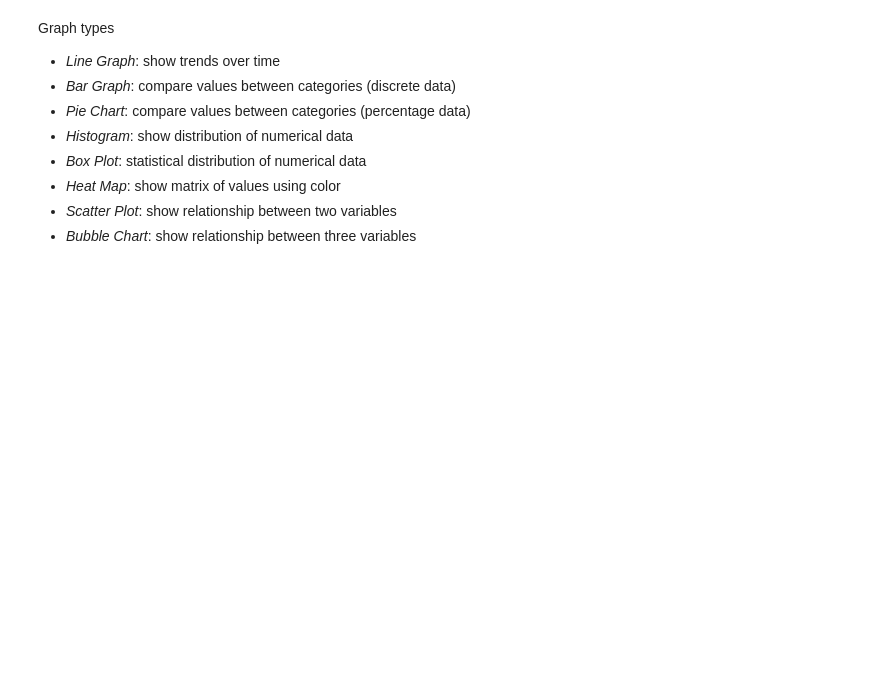
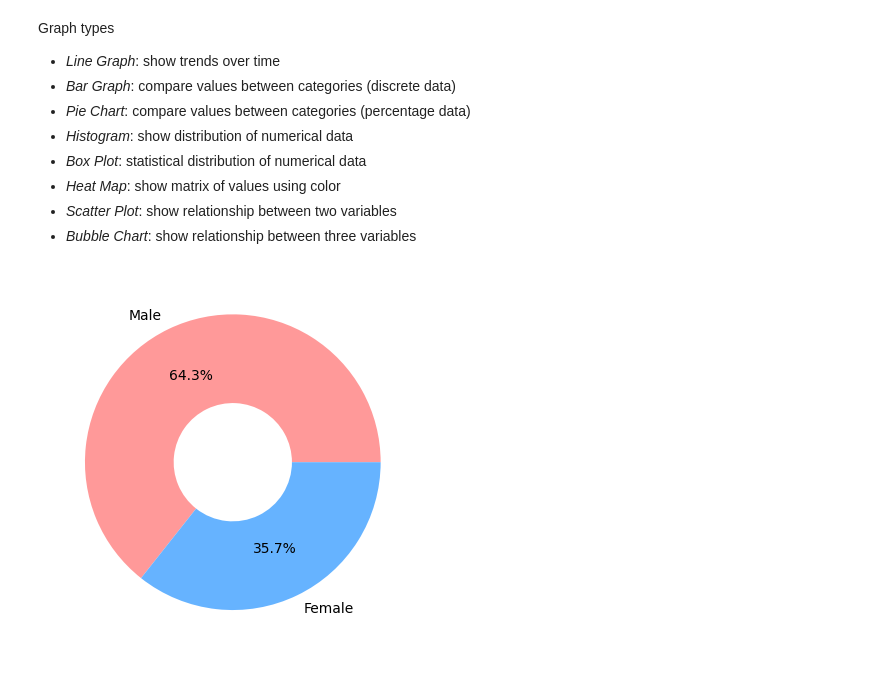
Before and after one commit to zaid-kamil/2023-JUL--PY-DS-DA-MTWF-630, a Jupyter notebook: data analysis/visualization.ipynb, the cells around one changed output. Saved outputs shown, nothing was run; the diff lists cells and outputs as text; code cells hidden in the pictures; blank space fills up the shorter version.

```diff
--- a/data analysis/visualization.ipynb
+++ b/data analysis/visualization.ipynb
@@ -101,0 +119,3 @@ plt.stem('total_bill', data=tips)
+# %%
+gender_count = tips.sex.value_counts()
+gender_count
@@ -101,0 +127,11 @@ plt.stem('total_bill', data=tips)
+# %%
+# donut
+plt.pie(gender_count.values,
+        labels=gender_count.index,
+        autopct='%.1f%%',
+        wedgeprops={'width':.6},
+        pctdistance=.65,
+        colors=['#ff9999','#66b3ff'])
+plt.show()
+# %% [output]
+[figure, added]
```
Also changed, not shown: parts of 7 cells of this notebook.
